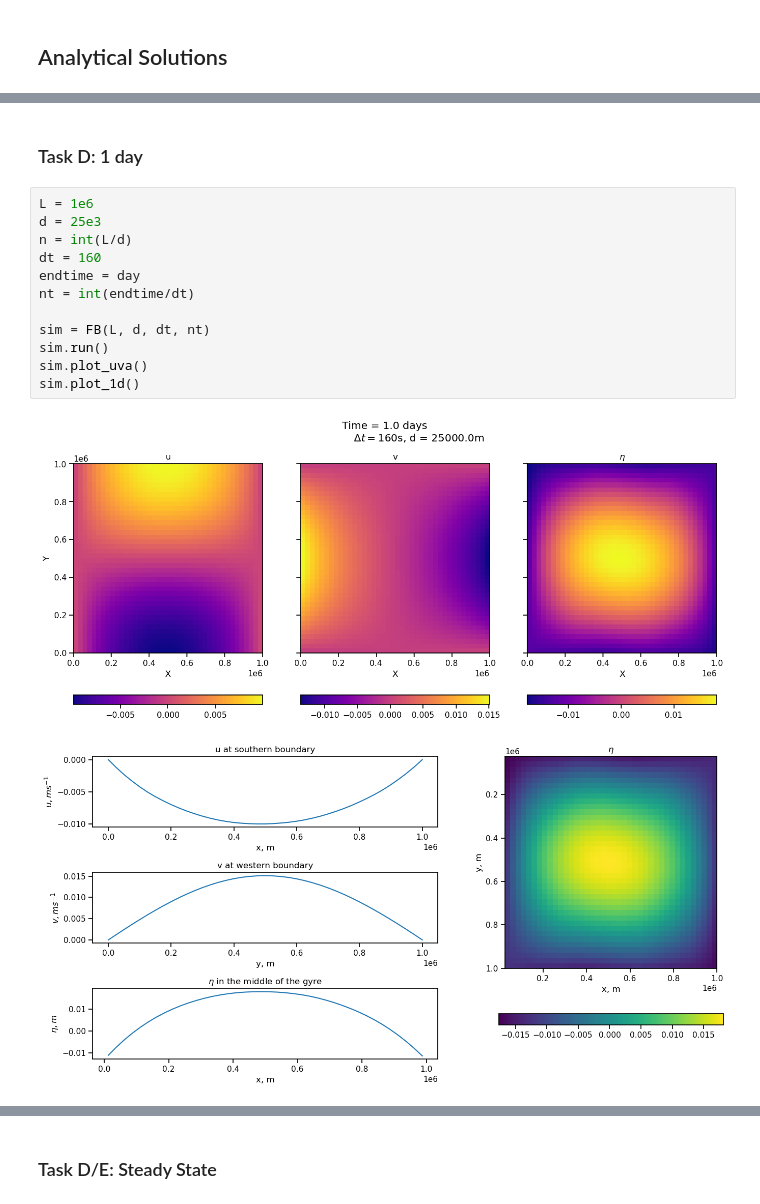
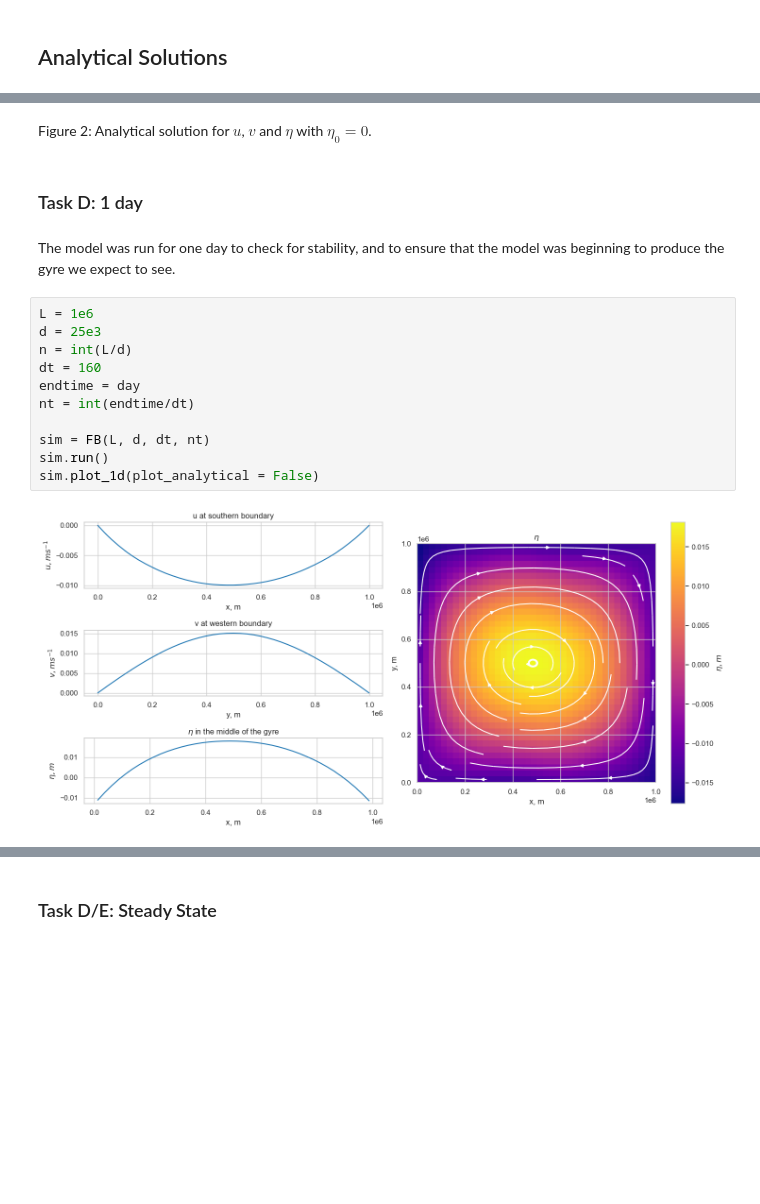
Before and after one commit to leijohansson/OceanGyres-GulfStream, a Jupyter notebook: Simplified Model of Ocean Gyres and the Gulf Stream.ipynb, the cells around one changed output, grey strips where cells are left out. Cells and saved outputs as stored; diff of their text form; blank space fills up the shorter version.

```diff
--- a/Simplified Model of Ocean Gyres and the Gulf Stream.ipynb
+++ b/Simplified Model of Ocean Gyres and the Gulf Stream.ipynb
@@ -17,17 +68,19 @@ plot_analytical(1e6, 25e3)
+# %% [markdown]
+Figure 2: Analytical solution for $u$, $v$ and $\eta$ with $\eta_0=0$.
 # %% [markdown]
 ### Task D: 1 day
-# %%
-L = 1e6
-d = 25e3
-n = int(L/d)
-dt = 160
-endtime = day
-nt = int(endtime/dt)
-
-sim = FB(L, d, dt, nt)
-sim.run()
-sim.plot_uva()
-sim.plot_1d()
-# %% [output]
-[figure, removed]
-[figure, removed]
+# %% [markdown]
+The model was run for one day to check for stability, and to ensure that the model was beginning to produce the gyre we expect to see.
+# %%
+L = 1e6
+d = 25e3
+n = int(L/d)
+dt = 160
+endtime = day
+nt = int(endtime/dt)
+
+sim = FB(L, d, dt, nt)
+sim.run()
+sim.plot_1d(plot_analytical = False)
+# %% [output]
+[figure, added]
```
Also changed, not shown: parts of 30 cells of this notebook, 12 other files.
